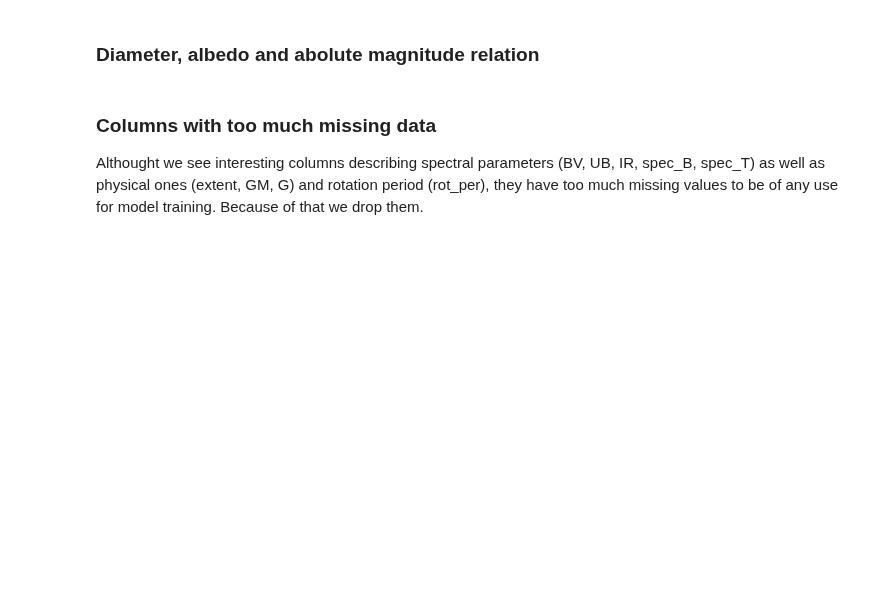
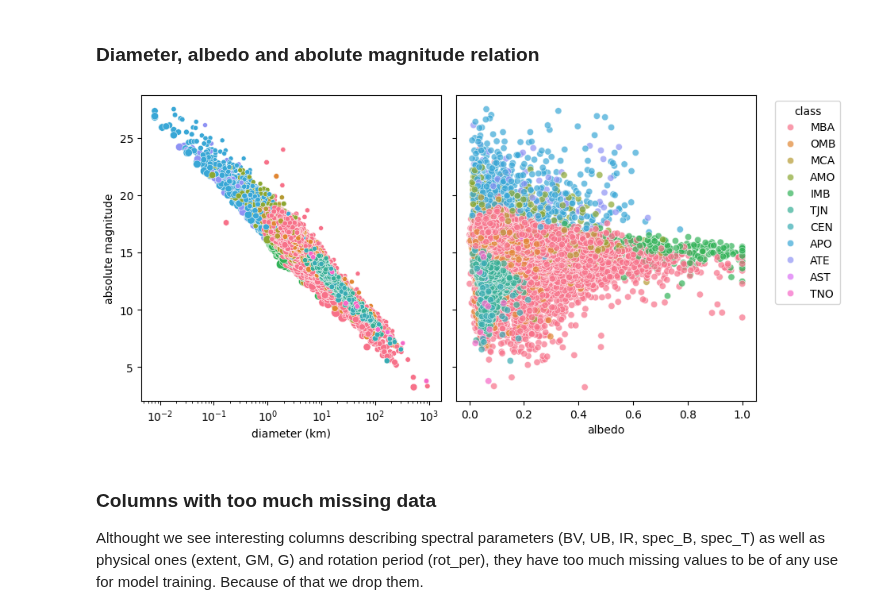
Before and after one commit to pgrzankowski/WUT-EngineerThesis, a Jupyter notebook: asteroid_diameter_prediction.ipynb, the cells around one changed output. Cells and saved outputs as stored; diff of their text form; code cells hidden in the pictures; blank space fills up the shorter version.

```diff
--- a/asteroid_diameter_prediction.ipynb
+++ b/asteroid_diameter_prediction.ipynb
@@ -170,20 +202,22 @@ plt.savefig('fig/albedo_distribution.pdf')
 # %% [markdown]
 ### Diameter, albedo and abolute magnitude relation
 # %%
-# fig, ax = plt.subplots(1,2, figsize=(10,5), sharey=True)
-# plt.subplots_adjust(wspace=0.05)
+fig, ax = plt.subplots(1,2, figsize=(10,5), sharey=True)
+plt.subplots_adjust(wspace=0.05)
 
-# ax[0].set(xscale='log', xlabel='diameter (km)', ylabel='absolute magnitude')
-# sns.scatterplot(df_tmp, x='diameter', y='H', hue='class',
-#                 size='albedo', ax=ax[0])
-# ax[0].legend().set_visible(False)
+ax[0].set(xscale='log', xlabel='diameter (km)', ylabel='absolute magnitude')
+sns.scatterplot(df_tmp, x='diameter', y='H', hue='class',
+                size='albedo', ax=ax[0])
+ax[0].legend().set_visible(False)
 
-# ax[1].set(xlabel='albedo',)
-# sns.scatterplot(df_tmp, x='albedo', y='H', hue='class', alpha=.7,
-#                 ax=ax[1])
-# sns.move_legend(ax[1], "upper right", bbox_to_anchor=(1.3, 1.),)
+ax[1].set(xlabel='albedo',)
+sns.scatterplot(df_tmp, x='albedo', y='H', hue='class', alpha=.7,
+                ax=ax[1])
+sns.move_legend(ax[1], "upper right", bbox_to_anchor=(1.3, 1.),)
 
-# plt.savefig('fig/diameter_albedo_magnitude_relation.jpg')
+plt.savefig('fig/diameter_albedo_magnitude_relation.jpg')
+# %% [output]
+[figure, added]
 # %% [markdown]
 ### Columns with too much missing data
 Althought we see interesting columns describing spectral parameters (BV, UB, IR, spec_B, spec_T) as well as physical ones (extent, GM, G) and rotation period (rot_per), they have too much missing values to be of any use for model training. Because of that we drop them.
```
Also changed, not shown: parts of 35 cells of this notebook, 3 other files.
